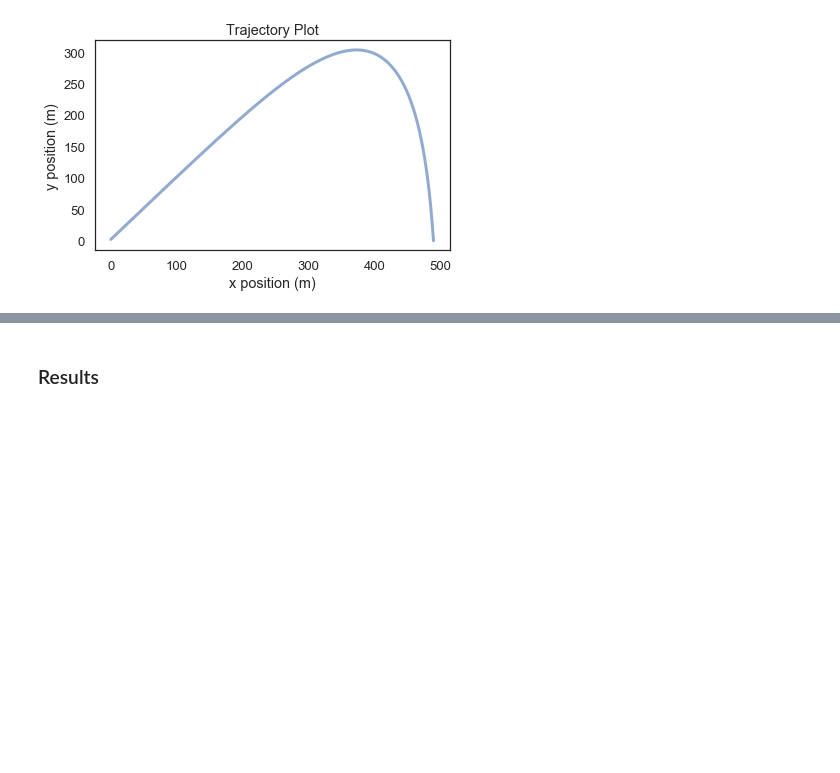
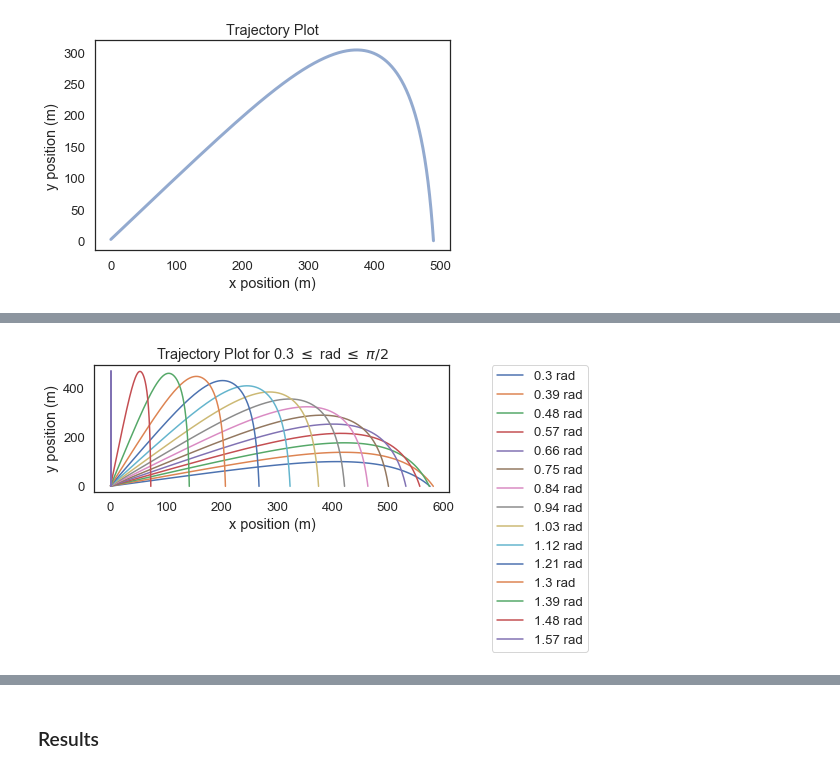
Before and after one commit to duncanmazza/ModSimPy, a Jupyter notebook: code/railgun_model.ipynb, the cells around one changed output, grey strips where cells are left out. Saved outputs shown, nothing was run; the diff lists cells and outputs as text; code cells hidden in the pictures; blank space fills up the shorter version.

```diff
--- a/code/railgun_model.ipynb
+++ b/code/railgun_model.ipynb
@@ -436,0 +437,18 @@ for i in range(0, num_sweeps):
+# %%
+# Sweep angle_elevation for a second time
+fig = plt.figure()
+ax = plt.subplot(111);
+
+for i in range(0, num_sweeps):
+    angle_linspace = linspace(0.3, pi/2, num_sweeps)
+    params.angle_elevation = angle_linspace[i]
+    xy, vx, vy = simulation(params.angle_elevation)
+    # Plot
+    ax.plot(xy.x, xy.y, label = '{} rad'.format(round(angle_linspace[i], 2)))
+    decorate(title='Trajectory Plot for 0.3 $\leq$ rad $\leq$ $\pi/2$',
+             xlabel='x position (m)',
+             ylabel='y position (m)',
+             )
+    ax.legend(bbox_to_anchor=(1.1, 1.05))
+# %% [output]
+[figure, added]
```
Also changed, not shown: parts of 6 cells of this notebook.
